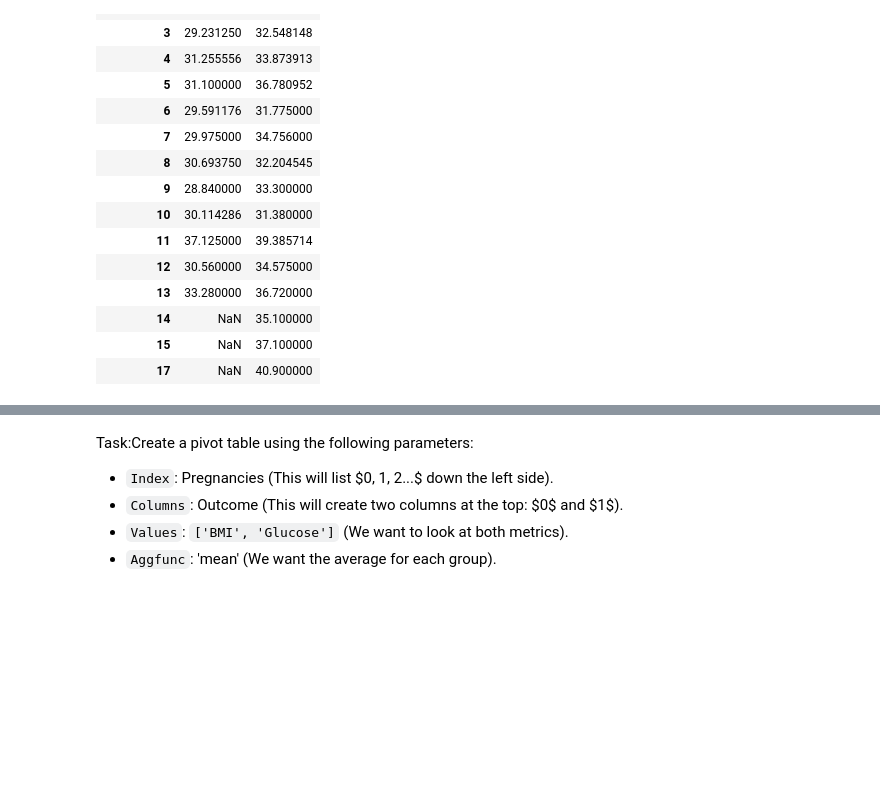
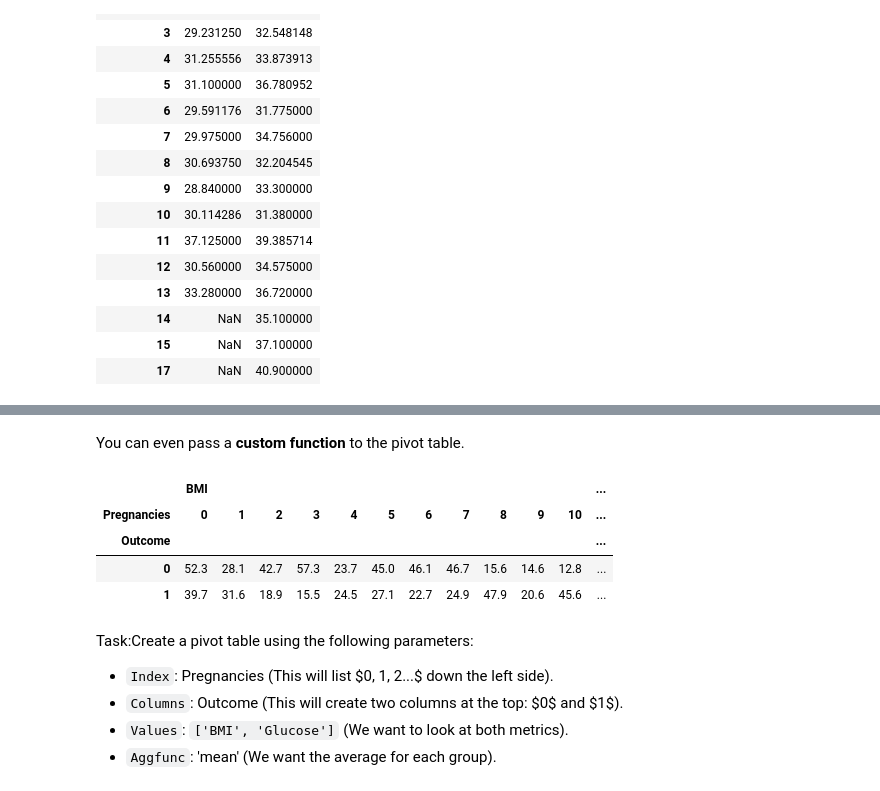
Before and after one commit to adiesha/CSCI347Spring2026, a Jupyter notebook: Coding/Pivot_Tables.ipynb, the cells around one changed output, grey strips where cells are left out. Cells and saved outputs as stored; diff of their text form; code cells hidden in the pictures; blank space fills up the shorter version.

````diff
--- a/Coding/Pivot_Tables.ipynb
+++ b/Coding/Pivot_Tables.ipynb
@@ -120,3 +131,16 @@ pd.pivot_table(D, values=["BMI", "SkinThickness"], index=['Outcome', 'Age'],
+# %% [markdown]
+You can even pass a **custom function** to the pivot table.
+# %%
+def find_diff(series_array):
+    return series_array.max()-series_array.min()
+pd.pivot_table(D, values=["BMI"], index=['Outcome'],
+               columns=['Pregnancies'], aggfunc=find_diff)
+# %% [output]
+|  | BMI |  |  |  |  |  |  |  |  |  |  | ... |
+| Pregnancies | 0 | 1 | 2 | 3 | 4 | 5 | 6 | 7 | 8 | 9 | 10 | ... |
+| Outcome |  |  |  |  |  |  |  |  |  |  |  | ... |
+| 0 | 52.3 | 28.1 | 42.7 | 57.3 | 23.7 | 45.0 | 46.1 | 46.7 | 15.6 | 14.6 | 12.8 | ... |
+| 1 | 39.7 | 31.6 | 18.9 | 15.5 | 24.5 | 27.1 | 22.7 | 24.9 | 47.9 | 20.6 | 45.6 | ... |
 # %% [markdown]
 Task:Create a pivot table using the following parameters:
 - ```Index```: Pregnancies (This will list $0, 1, 2...$ down the left side).
````
Also changed, not shown: parts of 3 cells of this notebook, 4 other files.
